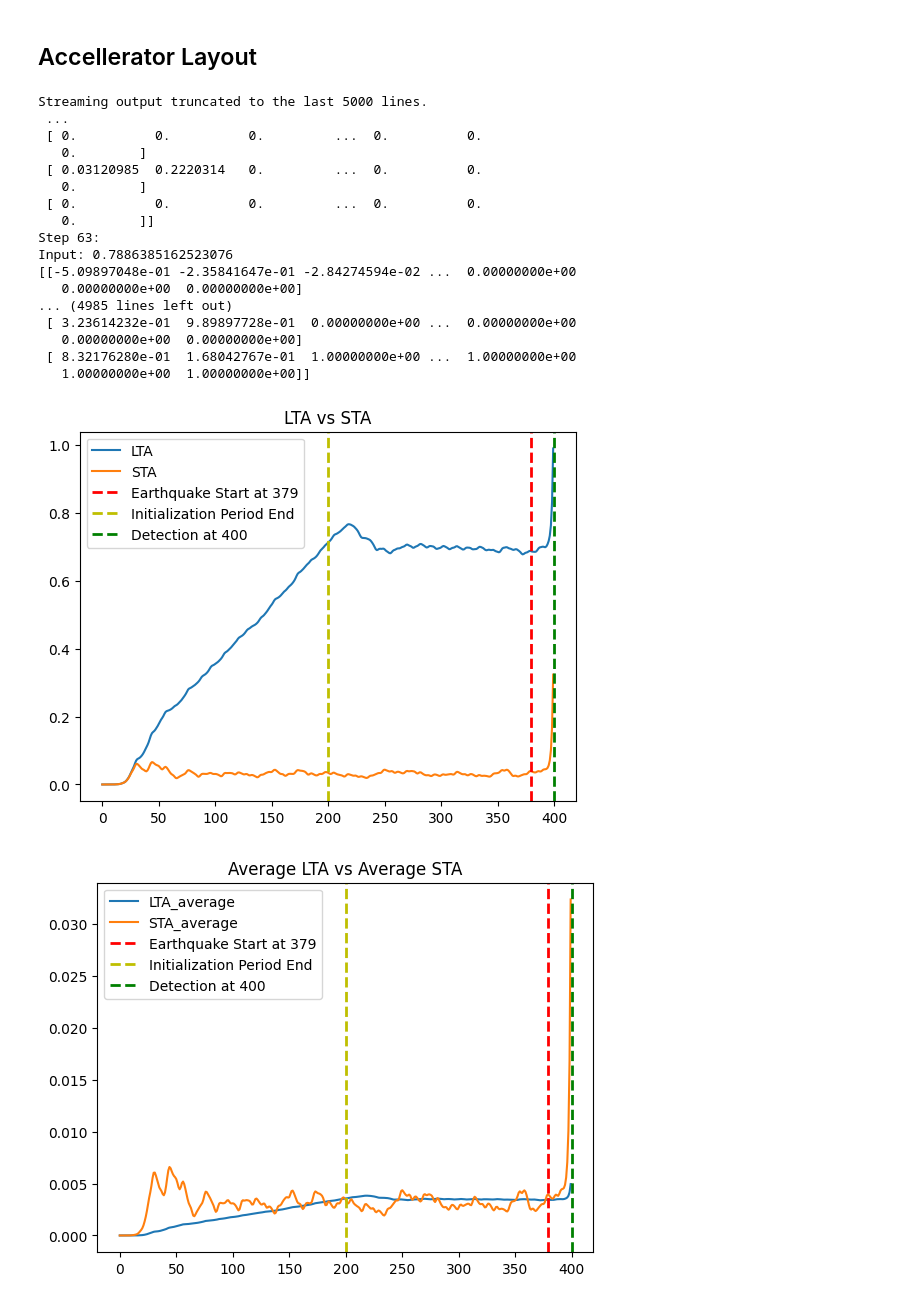
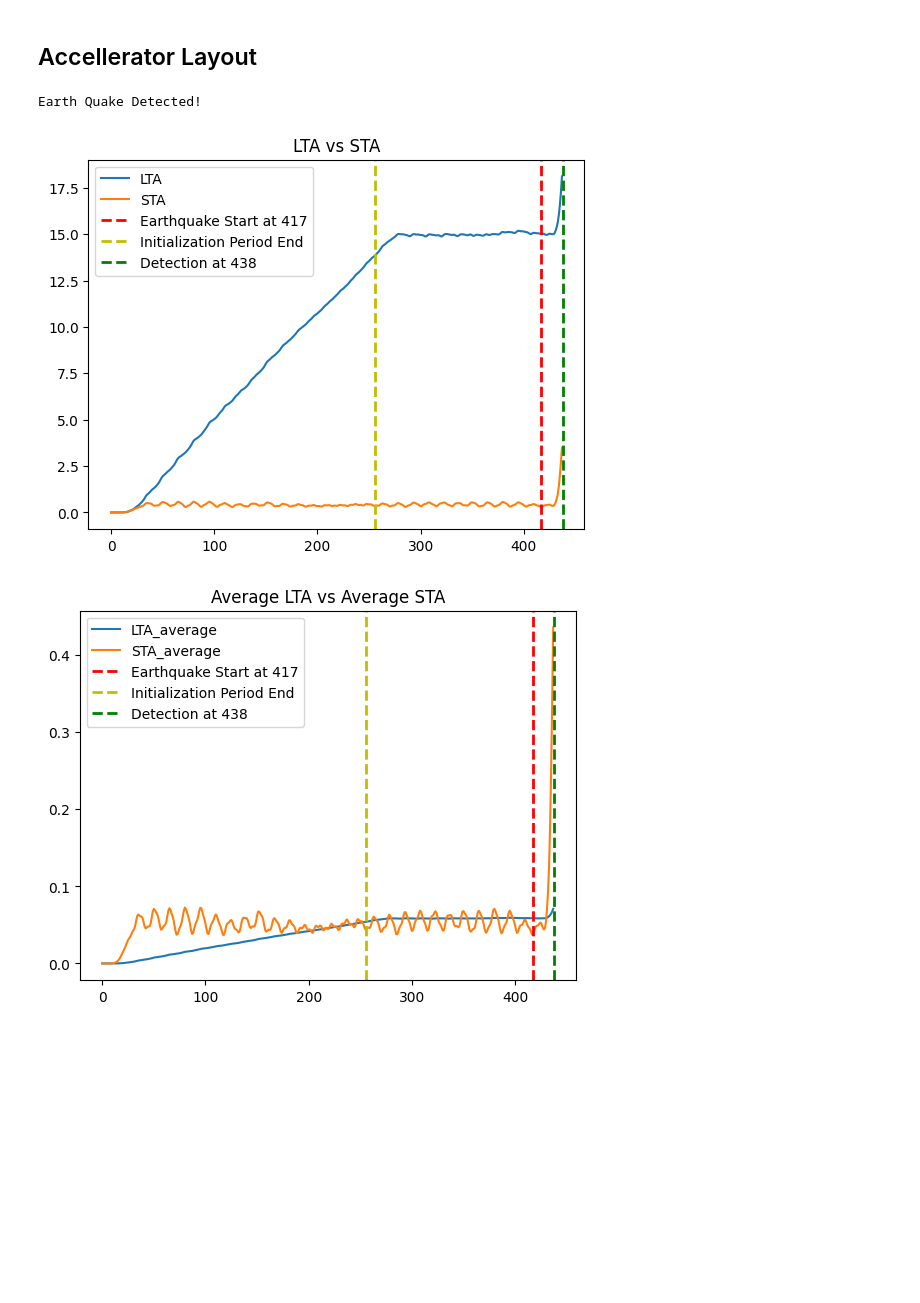
Before and after one commit to Sabayara82/Real-time-Seismic-Signal-Processing, a Jupyter notebook: python/pipeline.ipynb, the cells around one changed output. Saved outputs shown, nothing was run; the diff lists cells and outputs as text; code cells hidden in the pictures; blank space fills up the shorter version.

```diff
--- a/python/pipeline.ipynb
+++ b/python/pipeline.ipynb
@@ -227,15 +102,15 @@ def gen_BPF(f_upper,f_lower,fs,N):
   return h
 
 
-NL = 200 #Long term average size
-Ns = 10 #Short term average size
+NL = 256 #Long term average size
+Ns = 8 #Short term average size
 Ne = 10 #Energy buffer size
 num_acc_stages = 8
 
 f_upper = 30
 f_lower = 0.1
 fs = 200
-N = 32 #Input Buffer size
+N = 16 #Input Buffer size
 
 T = 2**2 #Threshold Value
 detecion = 0 #An internal flag is used to trigger earthquake early warning system
@@ -284,7 +159,9 @@ STA_ave_vals = []
 
 while (step < Max_steps):
 
-  #Save tasks in reverse order in order to not overwrite data
+  #Used to compute throughput. No useful information comes out while initializing
+  if(step < NL):
+    stalled += 1
 
   #Eight Stage - Compareison
   if ((STA * NL > LTA*T *Ns) and (i>NL)):
@@ -304,16 +181,22 @@ while (step < Max_steps):
 
   acc_pipeline[6][0] = STA
   acc_pipeline[6][1] = LTA
+
   #Sixth stage - Push smoothed value into circular filter
   acc_pipeline[5] = filtered_en_buff.buffer
+
   #Fifth stage - Smoothing filter, and storage into circular buffer 3
   acc_pipeline[4][0] = np.sum(acc_pipeline[3][:Ne]*w2)
+
   #Fourth stage - Save calculated energy into energy buffer
   acc_pipeline[3][:Ne] = energy_buff.get_alligned()
+
   #Third Stage - Calcularte energy (x^2)
   acc_pipeline[2][0] = np.square(acc_pipeline[1][0]) # Fix: Square the scalar output of the previous stage
+
   #2nd Stage - Bandpass FIR
   acc_pipeline[1][0] = np.sum(acc_pipeline[0][:N]*w1) # Fix: Use the first N elements of acc_pipeline[0]
+
   #1st Stage - Push values of input circular buffer
   acc_pipeline[0][:N] = in_buff.get_alligned() # Fix: Assign to a slice of acc_pipeline[0] to match shape
   step += 1
@@ -324,56 +207,49 @@ while (step < Max_steps):
   filtered_en_buff.push(acc_pipeline[4][0])
   i += 1
 
-  print(f"Step {i}:")
-  print(f'Input: {s_meassured[i-1]}')
-  print(acc_pipeline)
+  #print(f"Step {i}:")
+  #print(f'Input: {s_meassured[i-1]}')
+  #print(acc_pipeline)
 
   if (detecion == 1):
     break
 
 
 
 #Plotting Results
 plt.title("LTA vs STA")
 plt.plot(LTA_vals,label='LTA')
 plt.plot(STA_vals,label='STA')
 plt.axvline(x=eq_start, color='r', linestyle='--', linewidth=2,label=f'Earthquake Start at {eq_start}')
 plt.axvline(x=NL, color='y', linestyle='--', linewidth=2,label='Initialization Period End')
 plt.axvline(x=step, color='g', linestyle='--', linewidth=2,label=f'Detection at {step}')
 plt.legend()
 plt.show()
 
 plt.title("Average LTA vs Average STA")
 plt.plot(LTA_ave_vals,label='LTA_average')
 plt.plot(STA_ave_vals,label='STA_average')
 plt.axvline(x=eq_start, color='r', linestyle='--', linewidth=2,label=f'Earthquake Start at {eq_start}')
 plt.axvline(x=NL, color='y', linestyle='--', linewidth=2,label='Initialization Period End')
 plt.axvline(x=step, color='g', linestyle='--', linewidth=2,label=f'Detection at {step}')
 plt.legend()
 plt.show()
 
 if (detecion == 1):
   print("Earthquake Detected!")
   print(f'Detection Time: {step-eq_start} cycles after earthquake started')
+
+throughput = (step - stalled) / step #Essentially, useful cycles over total cycles
+CPI = 1/throughput
+useful_cycles = step - stalled
+efficency = (useful_cycles/step)*100
+print(f'Throughput: {throughput} , CPI: {CPI}')
+print(f'Throughput after initialization: {(step-stalled)/(step-stalled)}')
+print(f'CPI after initialization: 1')
+print(f'Efficency: {efficency}')
 # %% [output]
-Streaming output truncated to the last 5000 lines.
- ...
- [ 0.          0.          0.         ...  0.          0.
-   0.        ]
- [ 0.03120985  0.2220314   0.         ...  0.          0.
-   0.        ]
- [ 0.          0.          0.         ...  0.          0.
-   0.        ]]
-Step 63:
-Input: 0.7886385162523076
-[[-5.09897048e-01 -2.35841647e-01 -2.84274594e-02 ...  0.00000000e+00
-   0.00000000e+00  0.00000000e+00]
-... (4985 lines left out)
- [ 3.23614232e-01  9.89897728e-01  0.00000000e+00 ...  0.00000000e+00
-   0.00000000e+00  0.00000000e+00]
- [ 8.32176280e-01  1.68042767e-01  1.00000000e+00 ...  1.00000000e+00
-   1.00000000e+00  1.00000000e+00]]
+Earth Quake Detected!
-[figure, old version]
+[figure, new version]
-[figure, old version]
+[figure, new version]
 Earthquake Detected!
 Detection Time: 21 cycles after earthquake started
```
Also changed, not shown: parts of 10 cells of this notebook.
